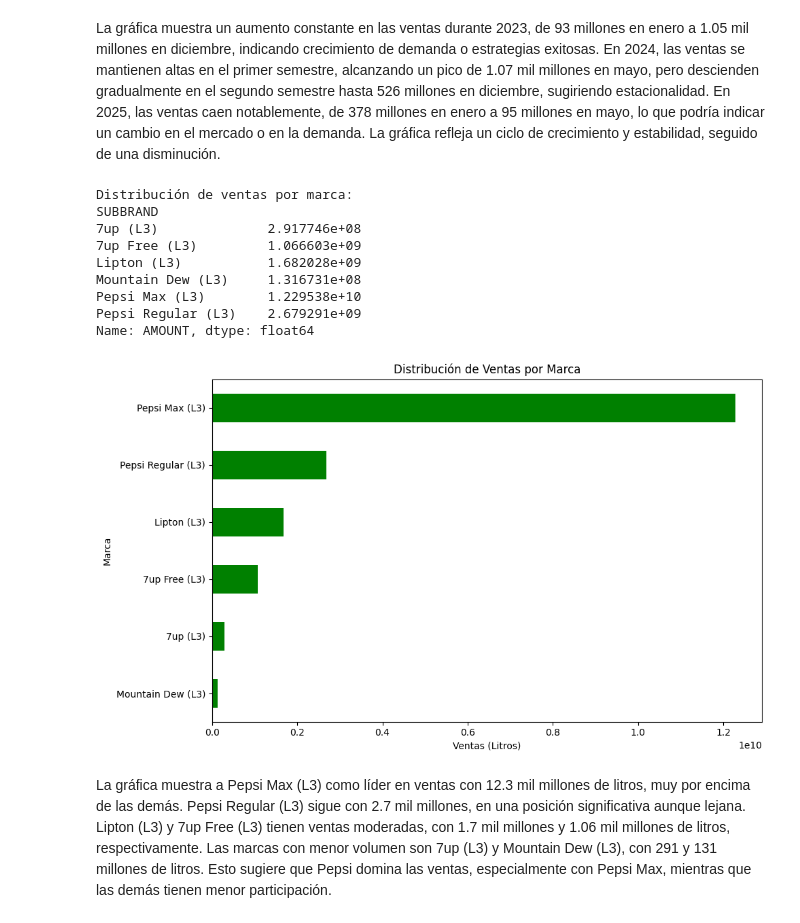
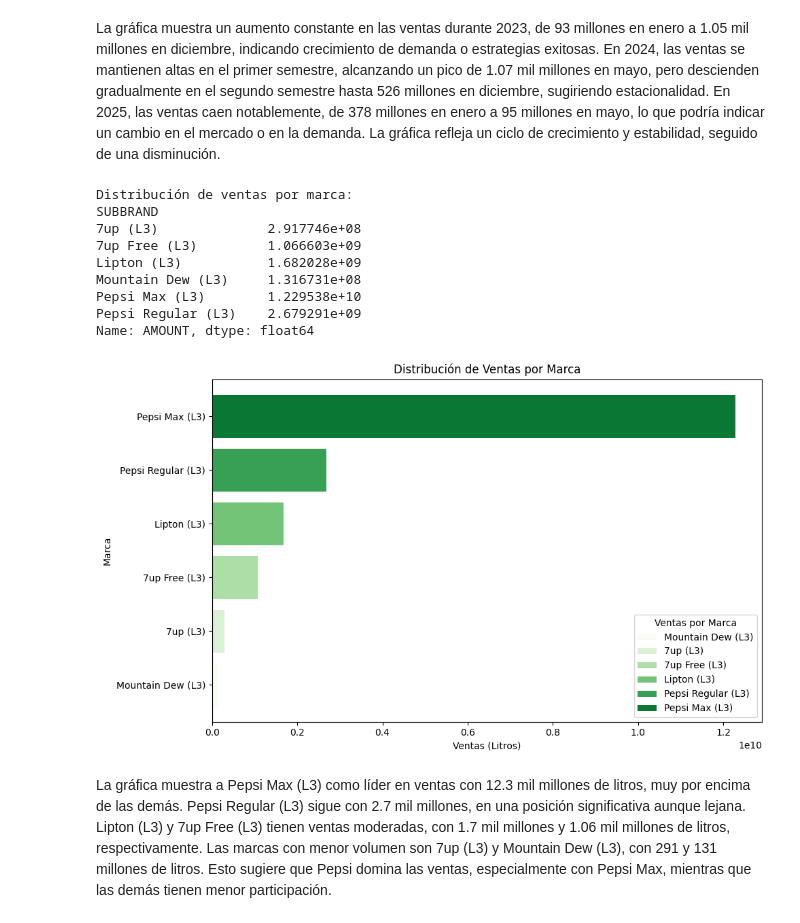
Before and after one commit to juliablaz2003/UFV_visualizacion, a Jupyter notebook: Ejercicios de clase/clase2_18oct.ipynb, the cells around one changed output. Saved outputs shown, nothing was run; the diff lists cells and outputs as text; code cells hidden in the pictures.

```diff
--- a/Ejercicios de clase/clase2_18oct.ipynb
+++ b/Ejercicios de clase/clase2_18oct.ipynb
@@ -9,9 +9,10 @@ Importamos las bibliotecas necesarias y definimos la URL del archivo CSV para le
 # %%
 import pandas as pd
 import matplotlib.pyplot as plt
+from statsmodels.tsa.seasonal import seasonal_decompose
 
 # Enlace al archivo CSV en la versión "raw" de GitHub
-url = 'https://raw.githubusercontent.com/juliablaz2003/UFV_visualizacion/refs/heads/main/Ejercicios%20de%20clase/datos_ejercicio_ventas.csv?token=GHSAT0AAAAAACY2AYSANNLCYBFJJY2YA7HQZZONMHA'
+url = 'https://raw.githubusercontent.com/juliablaz2003/UFV_visualizacion/refs/heads/main/Ejercicios%20de%20clase/datos_ejercicio_ventas.csv?token=GHSAT0AAAAAACY2AYSASH2D3SMU3NRFVLLIZZSDWKQ'
 # Leer el archivo CSV directamente desde GitHub
 df = pd.read_csv(url, sep = ',')
 
@@ -332,31 +347,45 @@ Name: AMOUNT, dtype: float64
 # %% [markdown]
 La gráfica muestra un aumento constante en las ventas durante 2023, de 93 millones en enero a 1.05 mil millones en diciembre, indicando crecimiento de demanda o estrategias exitosas. En 2024, las ventas se mantienen altas en el primer semestre, alcanzando un pico de 1.07 mil millones en mayo, pero descienden gradualmente en el segundo semestre hasta 526 millones en diciembre, sugiriendo estacionalidad. En 2025, las ventas caen notablemente, de 378 millones en enero a 95 millones en mayo, lo que podría indicar un cambio en el mercado o en la demanda. La gráfica refleja un ciclo de crecimiento y estabilidad, seguido de una disminución.
 # %%
-# Distribución de ventas por marca
+import pandas as pd
+import matplotlib.pyplot as plt
+import matplotlib.cm as cm
+
+# Agrupar y sumar ventas por marca
 ventas_marca = df.groupby('SUBBRAND')['AMOUNT'].sum()
+ventas_marca_sorted = ventas_marca.sort_values()
 
 print("\nDistribución de ventas por marca:")
 print(ventas_marca)
 
-# Gráfico de la distribución de ventas por marca
+# Generar una gama de colores en verde
+colors = cm.Greens([i / len(ventas_marca_sorted) for i in range(len(ventas_marca_sorted))])
+
+# Crear el gráfico de barras horizontales con tonos de verde
 plt.figure(figsize=(10, 6))
-ventas_marca.sort_values().plot(kind='barh', color='green')
+bars = plt.barh(ventas_marca_sorted.index, ventas_marca_sorted.values, color=colors)
 plt.title('Distribución de Ventas por Marca')
 plt.xlabel('Ventas (Litros)')
 plt.ylabel('Marca')
+
+# Agregar leyenda personalizada con colores correspondientes sin los números
+legend_labels = [f"{brand}" for brand in ventas_marca_sorted.index]
+plt.legend(bars, legend_labels, title="Ventas por Marca")
+
+# Ajustes finales
 plt.tight_layout()
 plt.show()
 # %% [output]
 Distribución de ventas por marca:
 SUBBRAND
 7up (L3)              2.917746e+08
 7up Free (L3)         1.066603e+09
 Lipton (L3)           1.682028e+09
 Mountain Dew (L3)     1.316731e+08
 Pepsi Max (L3)        1.229538e+10
 Pepsi Regular (L3)    2.679291e+09
 Name: AMOUNT, dtype: float64
-[figure, old version]
+[figure, new version]
 # %% [markdown]
 La gráfica muestra a Pepsi Max (L3) como líder en ventas con 12.3 mil millones de litros, muy por encima de las demás. Pepsi Regular (L3) sigue con 2.7 mil millones, en una posición significativa aunque lejana. Lipton (L3) y 7up Free (L3) tienen ventas moderadas, con 1.7 mil millones y 1.06 mil millones de litros, respectivamente. Las marcas con menor volumen son 7up (L3) y Mountain Dew (L3), con 291 y 131 millones de litros. Esto sugiere que Pepsi domina las ventas, especialmente con Pepsi Max, mientras que las demás tienen menor participación.
 # %% [markdown]
```
Also changed, not shown: parts of 39 cells of this notebook.
